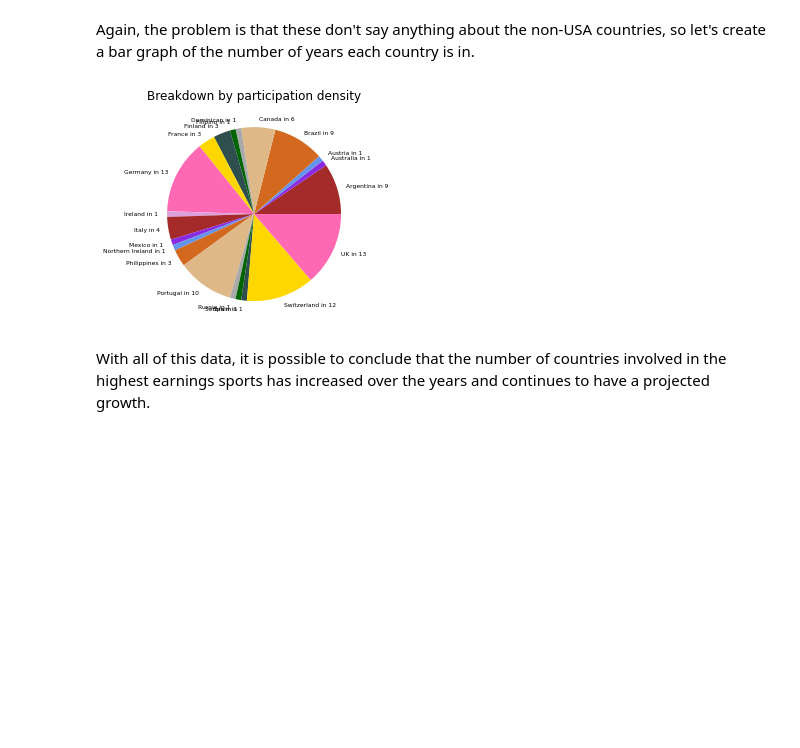
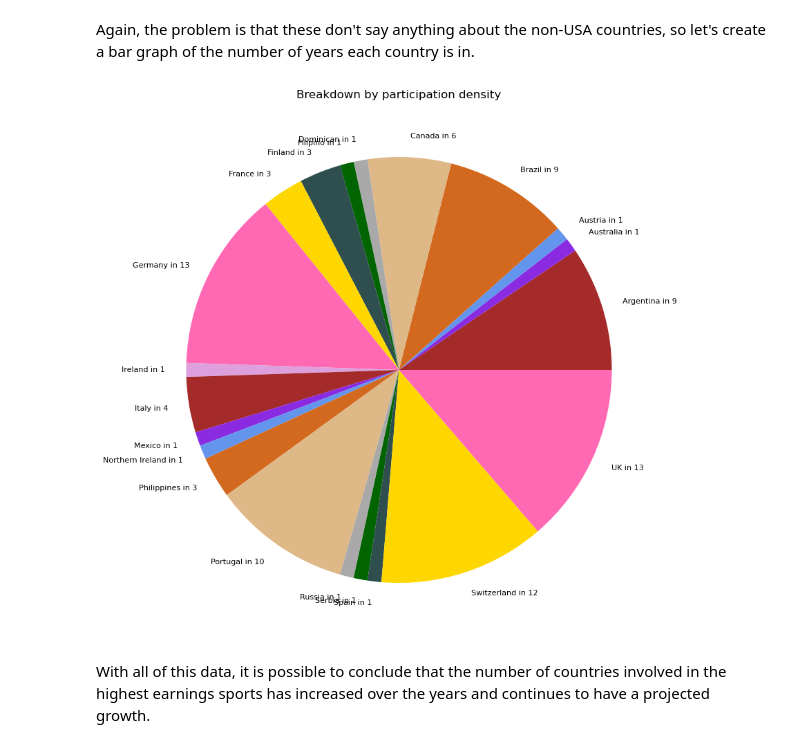
Before and after one commit to zoeshenrw/databootcamp-midterm, a Jupyter notebook: Master_File_v2.1 (3).ipynb, the cells around one changed output. Cells and saved outputs as stored; diff of their text form; code cells hidden in the pictures; blank space fills up the shorter version.

```diff
--- a/Master_File_v2.1 (3).ipynb
+++ b/Master_File_v2.1 (3).ipynb
@@ -664,23 +644,22 @@ This doesn't really say a lot because they all fluctuate between 1
 # %% [markdown]
 Again, the problem is that these don't say anything about the non-USA countries, so let's create a bar graph of the number of years each country is in.
 # %%
+fig1, ax1 = plt.subplots(figsize=(10, 10))
 cpy_graph3 = cpy_df.loc[cpy_df['nationality'] != 'USA'].groupby('nationality')['num_in'].count()
 cpy_df3 = cpy_graph3.reset_index()
 # cpy_df3 = cpy_df3.rename(columns={'nationality': 'num_countries'})
-
-
 
 colors = ["#A52A2A", "#8A2BE2", "#6495ED", "#D2691E", "#DEB887",
           "#A9A9A9", "#006400", "#2F4F4F", "#FFD700", "#FF69B4", "#DDA0DD"]
 labels = [f"{sport} in {num_in}"
           for sport, num_in in zip(cpy_df3["nationality"], cpy_df3['num_in'])]
 
 plt.pie(cpy_df3['num_in'], labels=labels,
-       colors=colors, textprops={"fontsize": 6})
+       colors=colors, textprops={"fontsize": 8})
 plt.title("Breakdown by participation density")
 plt.show()
 # %% [output]
-[figure, old version]
+[figure, new version]
 # %% [markdown]
 With all of this data, it is possible to conclude that the number of countries involved in the highest earnings sports has increased over the years and continues to have a projected growth.
 # %% [markdown]
```
Also changed, not shown: parts of 60 cells of this notebook.
